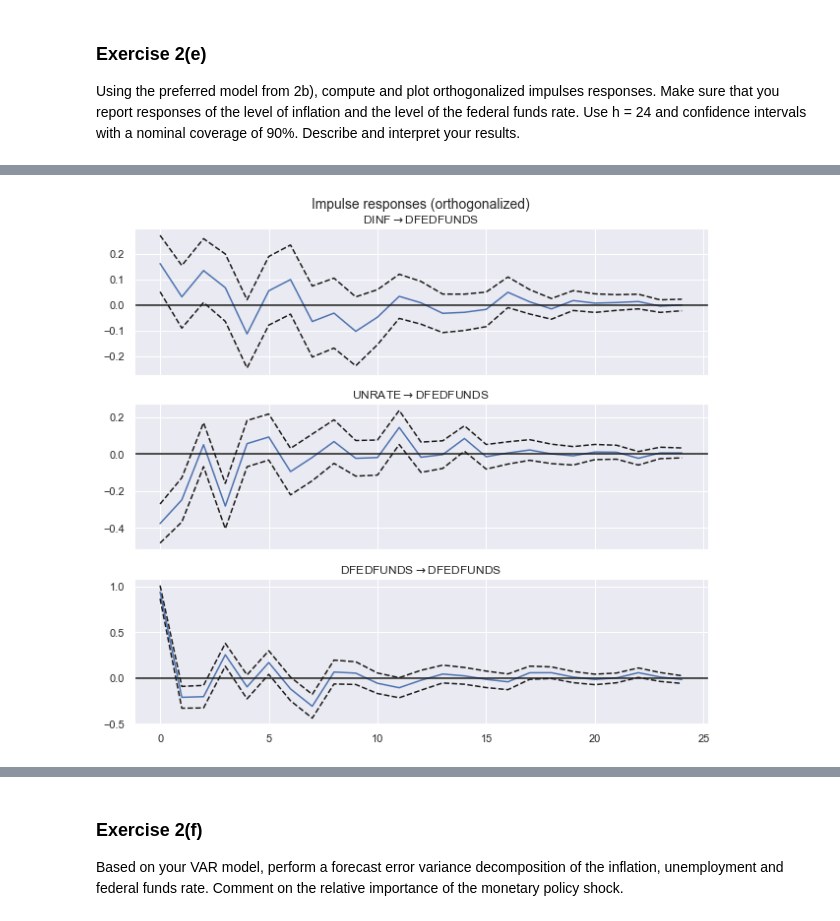
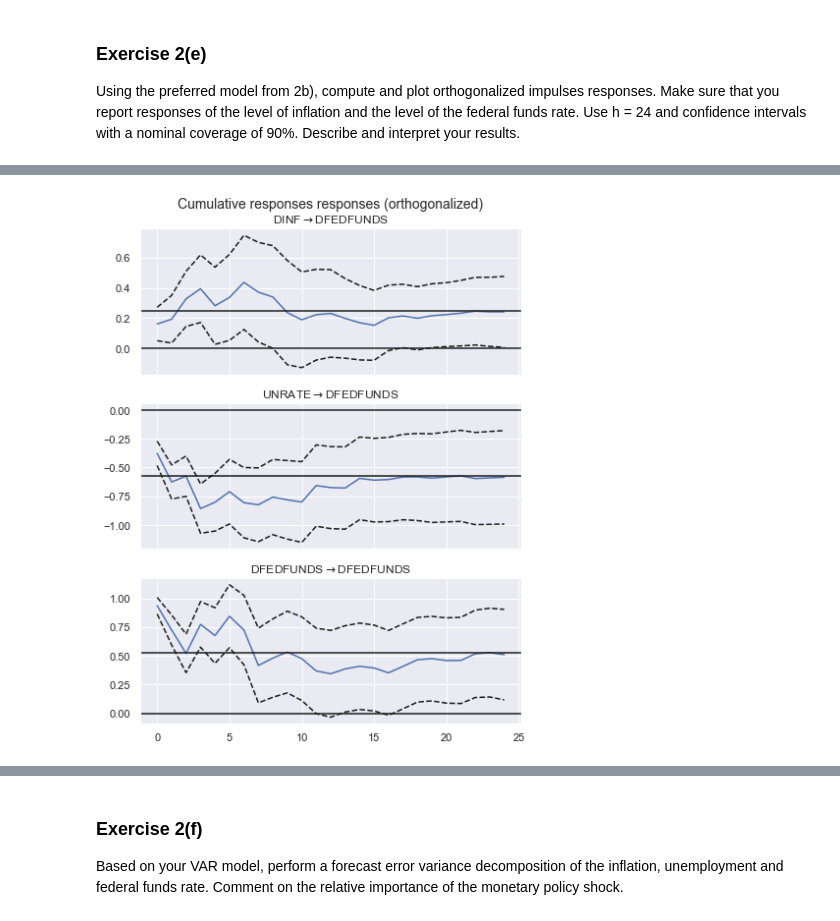
Before and after one commit to jo2hummel/Advanced-Time-Series, a Jupyter notebook: Take Home/Take Home_v2.ipynb, the cells around one changed output, grey strips where cells are left out. Cells and saved outputs as stored; diff of their text form; code cells hidden in the pictures.

```diff
--- a/Take Home/Take Home_v2.ipynb
+++ b/Take Home/Take Home_v2.ipynb
@@ -737,6 +743,6 @@ plt.savefig(f'Graphs/2e_Only DINF.png', bbox_inches='tight')
 # %%
-# Only responses for the level of the federal funds rate (last row of overall graph)
-irf.plot(orth=True,signif=0.1, figsize=(9, 8), response='DFEDFUNDS')
+# Only responses for the level of the federal funds rate (therefore cum_effects)
+irf.plot_cum_effects(orth=True,signif=0.1, figsize=(6, 8), response='DFEDFUNDS')
 plt.savefig(f'Graphs/2e_Only DFEDFUNDS.png', bbox_inches='tight')
 # %% [output]
-[figure, old version]
+[figure, new version]
```
Also changed, not shown: parts of 22 cells of this notebook.
